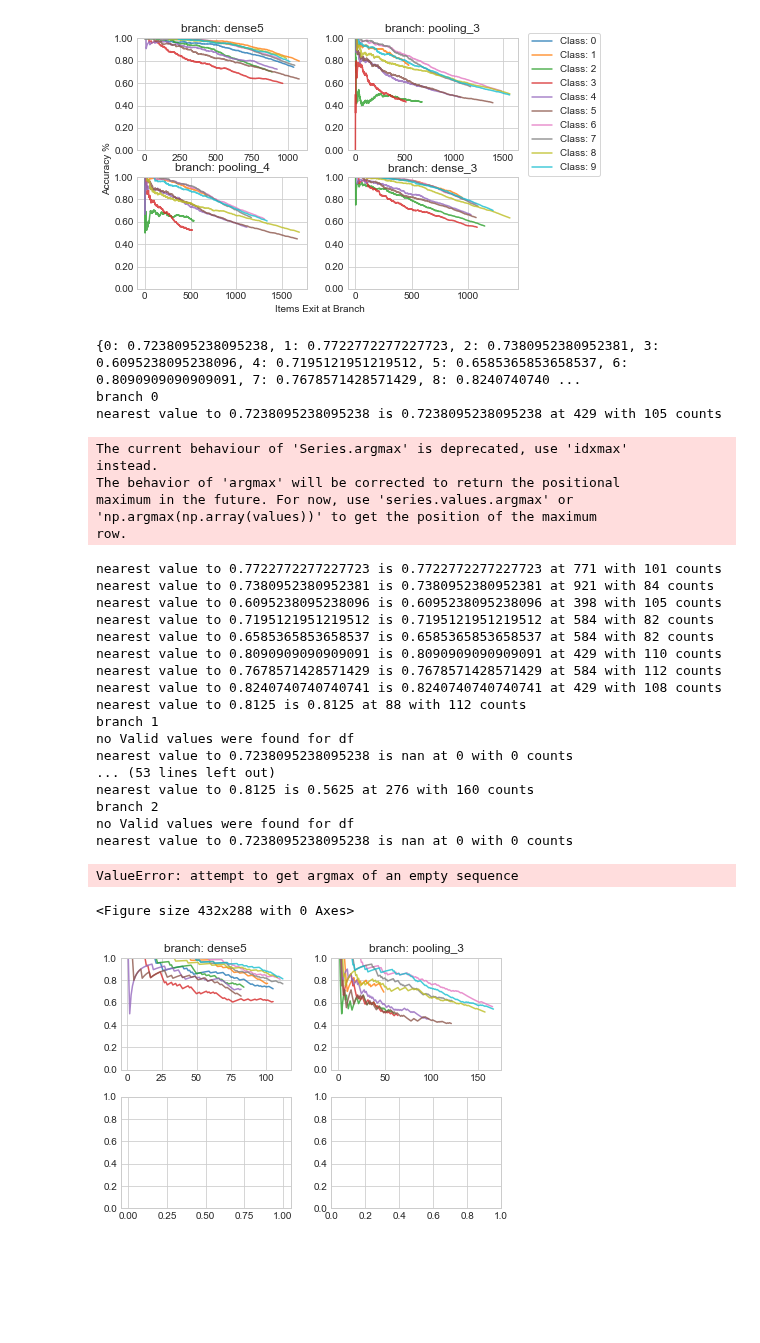
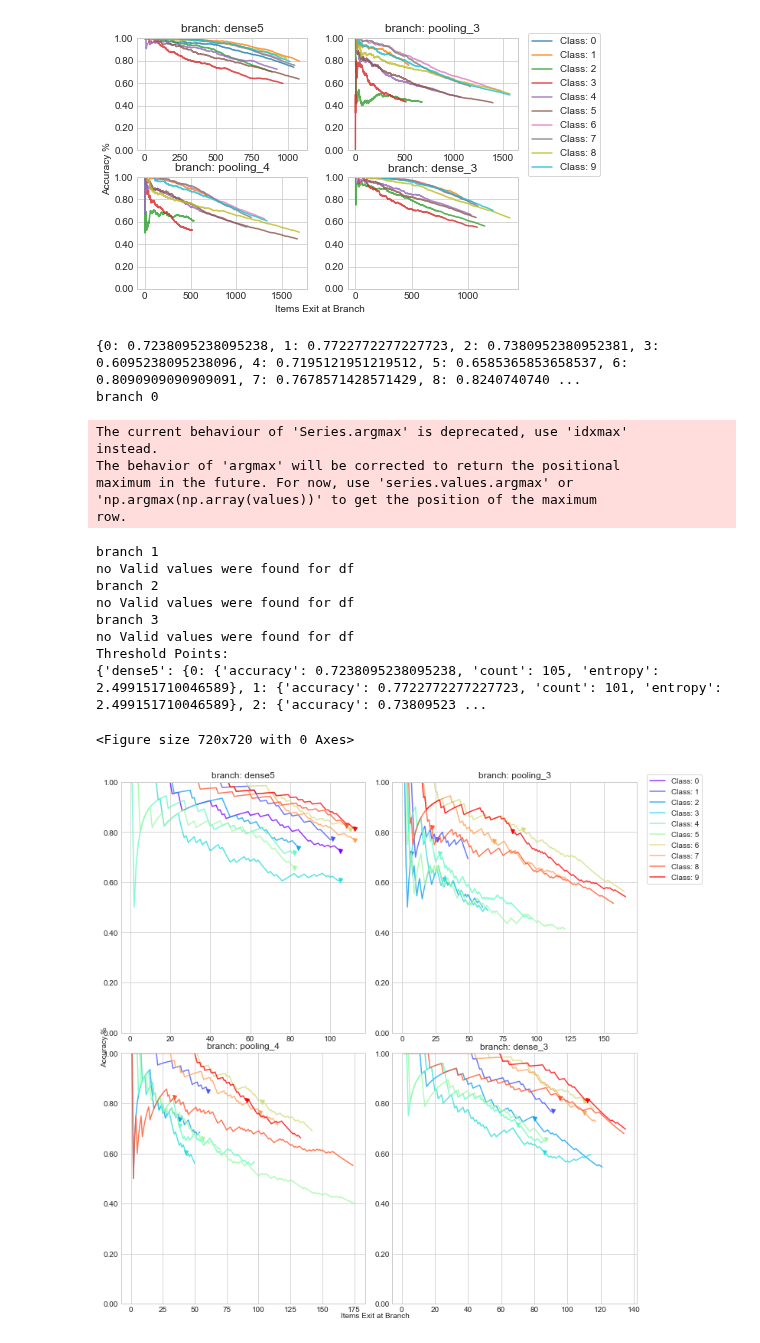
Before and after one commit to SanityLacking/BrevisNet, a Jupyter notebook: graphs.ipynb, the cells around one changed output. Cells and saved outputs as stored; diff of their text form; code cells hidden in the pictures; blank space fills up the shorter version.

Commit message:
threshold detector finished

```diff
--- a/graphs.ipynb
+++ b/graphs.ipynb
@@ -1256,48 +1275,37 @@ def findThreshold(pred, labels, entropy, num_outputs, classes, output_names=[],m
 # %%
 import csv
-
+plt.rcParams["figure.figsize"] = (10,10)
 with open('results/labels.csv', newline='') as f:
     reader = csv.reader(f,quoting=csv.QUOTE_NONNUMERIC)
     pred = list(reader)
 with open('results/predClasses.csv', newline='') as f:
     reader = csv.reader(f,quoting=csv.QUOTE_NONNUMERIC)
     labels = list(reader)
 with open('results/predEntropy.csv', newline='') as f:
     reader = csv.reader(f,quoting=csv.QUOTE_NONNUMERIC)
     entropy = list(reader)
 
 # y = findMainExitAccuracies(pred, labels, 4,[0,1,2,3,4,5,6,7,8,9], ["dense5","pooling_3","pooling_4","dense_3"],graph=True)
 y = findThreshold(pred, labels, entropy, 4,[0,1,2,3,4,5,6,7,8,9], ["dense5","pooling_3","pooling_4","dense_3"])
 
-
-# print(y)
+print("Threshold Points:")
+print(y)
 # %% [output]
 {0: 0.7238095238095238, 1: 0.7722772277227723, 2: 0.7380952380952381, 3: 0.6095238095238096, 4: 0.7195121951219512, 5: 0.6585365853658537, 6: 0.8090909090909091, 7: 0.7678571428571429, 8: 0.8240740740 ...
 branch 0
-nearest value to 0.7238095238095238 is 0.7238095238095238 at 429 with 105 counts
 The current behaviour of 'Series.argmax' is deprecated, use 'idxmax'
 instead.
 The behavior of 'argmax' will be corrected to return the positional
 maximum in the future. For now, use 'series.values.argmax' or
 'np.argmax(np.array(values))' to get the position of the maximum
 row.
-nearest value to 0.7722772277227723 is 0.7722772277227723 at 771 with 101 counts
-nearest value to 0.7380952380952381 is 0.7380952380952381 at 921 with 84 counts
-nearest value to 0.6095238095238096 is 0.6095238095238096 at 398 with 105 counts
-nearest value to 0.7195121951219512 is 0.7195121951219512 at 584 with 82 counts
-nearest value to 0.6585365853658537 is 0.6585365853658537 at 584 with 82 counts
-nearest value to 0.8090909090909091 is 0.8090909090909091 at 429 with 110 counts
-nearest value to 0.7678571428571429 is 0.7678571428571429 at 584 with 112 counts
-nearest value to 0.8240740740740741 is 0.8240740740740741 at 429 with 108 counts
-nearest value to 0.8125 is 0.8125 at 88 with 112 counts
 branch 1
 no Valid values were found for df
-nearest value to 0.7238095238095238 is nan at 0 with 0 counts
-... (53 lines left out)
-nearest value to 0.8125 is 0.5625 at 276 with 160 counts
 branch 2
 no Valid values were found for df
-nearest value to 0.7238095238095238 is nan at 0 with 0 counts
+branch 3
+no Valid values were found for df
+Threshold Points:
+{'dense5': {0: {'accuracy': 0.7238095238095238, 'count': 105, 'entropy': 2.499151710046589}, 1: {'accuracy': 0.7722772277227723, 'count': 101, 'entropy': 2.499151710046589}, 2: {'accuracy': 0.73809523 ...
-ValueError: attempt to get argmax of an empty sequence
+<Figure size 720x720 with 0 Axes>
-<Figure size 432x288 with 0 Axes>
-[figure, old version]
+[figure, new version]
```
Also changed, not shown: parts of 1 cell of this notebook.
